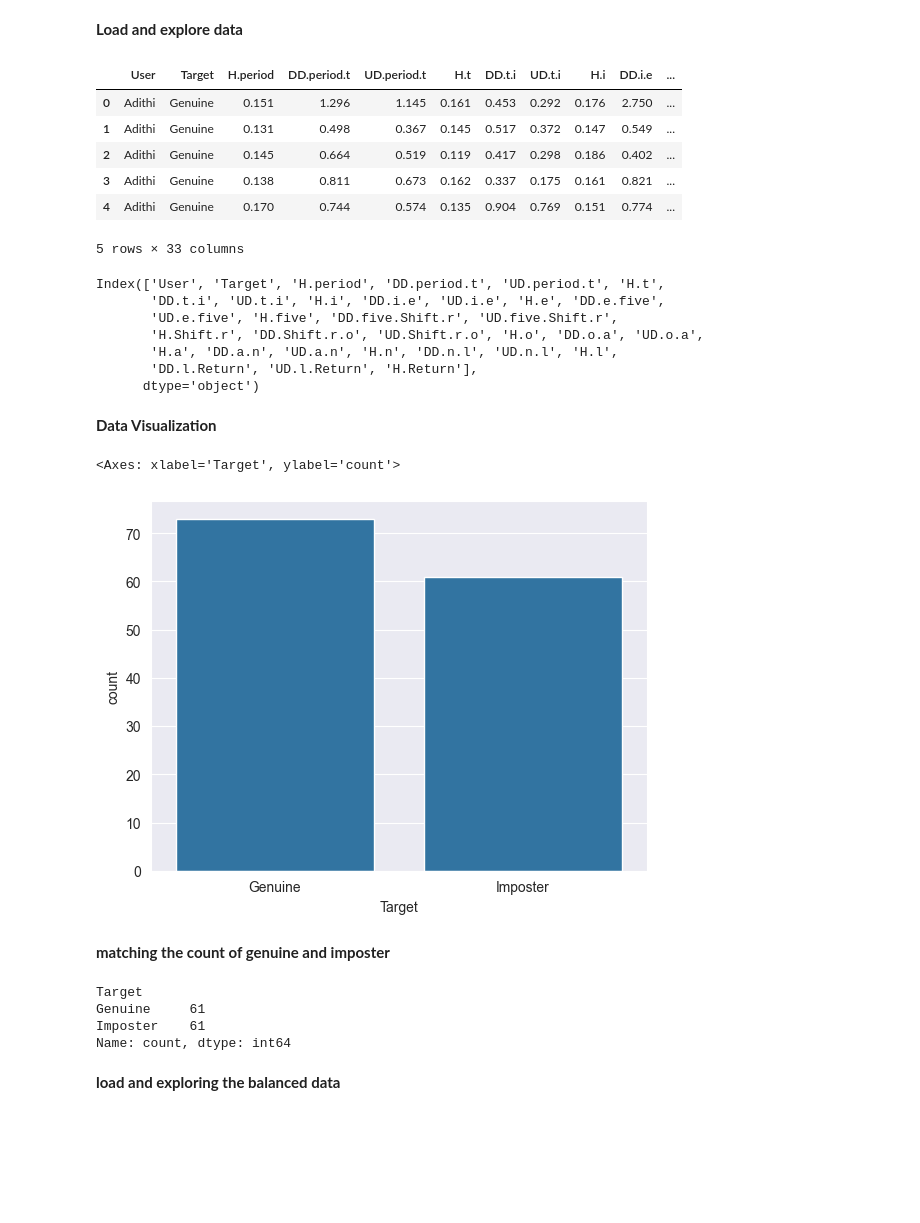
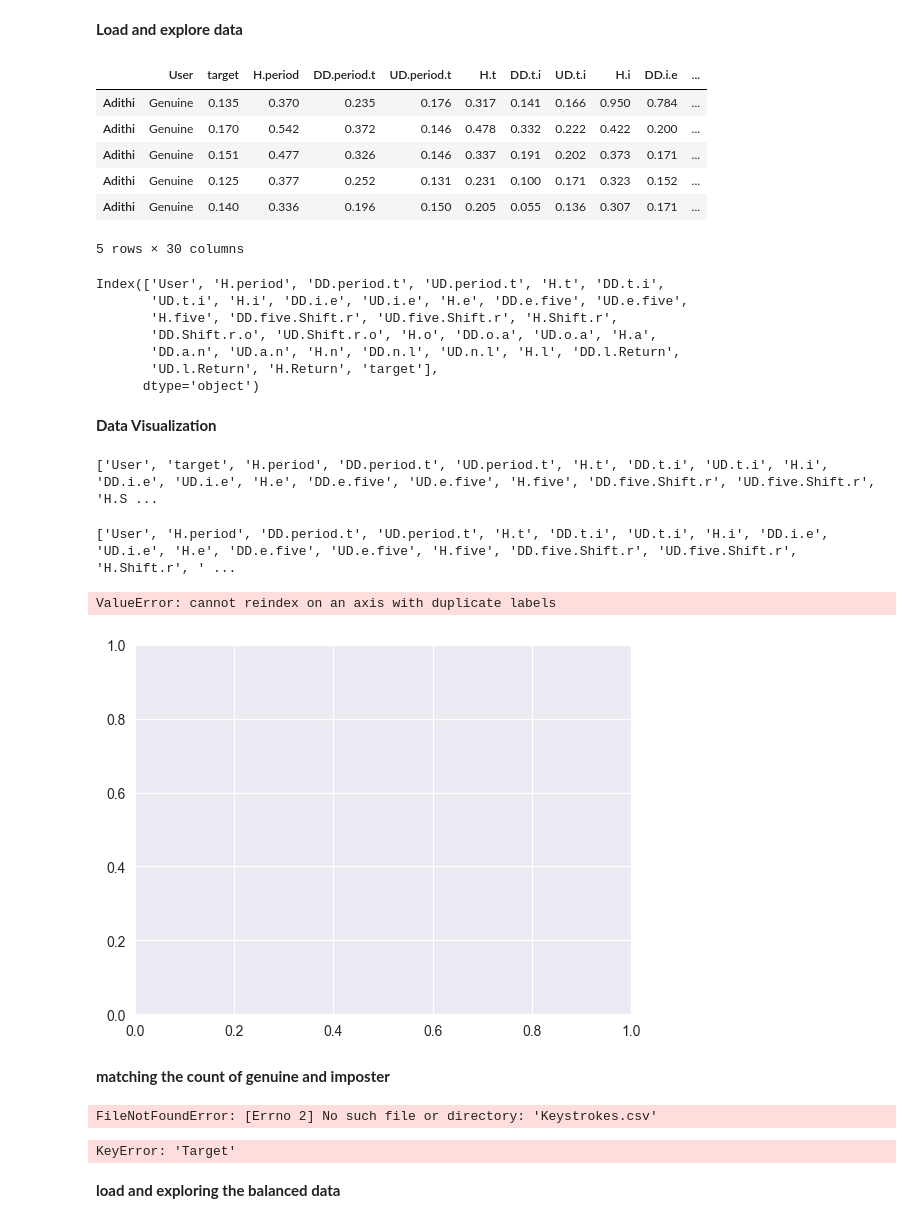
Before and after one commit to AdithiAcharya/Keystroke_analysis, a Jupyter notebook: ML Models/KNN.ipynb, the cells around one changed output. Drawn from its saved outputs; the diff is of its cells as text; code cells hidden in the pictures; blank space fills up the shorter version.

```diff
--- a/ML Models/KNN.ipynb
+++ b/ML Models/KNN.ipynb
@@ -15,37 +15,66 @@ from sklearn.neighbors import KNeighborsClassifier
 # %% [markdown]
 **Load and explore data**
 # %%
-data = pd.read_csv(r"C:\Users\Admin\Desktop\Keystroke_analysis\KeystrokeLoggingApplication\src\Keystrokes.csv", on_bad_lines='skip')
+data = pd.read_csv(r"C:\Users\Admin\Desktop\Keystroke_analysis\KeystrokeLoggingApplication\src\Keystrokes_cleaned.csv", on_bad_lines='skip')
 data.head()
 # %% [output]
-|  | User | Target | H.period | DD.period.t | UD.period.t | H.t | DD.t.i | UD.t.i | H.i | DD.i.e | ... |
-| 0 | Adithi | Genuine | 0.151 | 1.296 | 1.145 | 0.161 | 0.453 | 0.292 | 0.176 | 2.750 | ... |
-| 1 | Adithi | Genuine | 0.131 | 0.498 | 0.367 | 0.145 | 0.517 | 0.372 | 0.147 | 0.549 | ... |
-| 2 | Adithi | Genuine | 0.145 | 0.664 | 0.519 | 0.119 | 0.417 | 0.298 | 0.186 | 0.402 | ... |
-| 3 | Adithi | Genuine | 0.138 | 0.811 | 0.673 | 0.162 | 0.337 | 0.175 | 0.161 | 0.821 | ... |
-| 4 | Adithi | Genuine | 0.170 | 0.744 | 0.574 | 0.135 | 0.904 | 0.769 | 0.151 | 0.774 | ... |
+|  | User | target | H.period | DD.period.t | UD.period.t | H.t | DD.t.i | UD.t.i | H.i | DD.i.e | ... |
+| Adithi | Genuine | 0.135 | 0.370 | 0.235 | 0.176 | 0.317 | 0.141 | 0.166 | 0.950 | 0.784 | ... |
+| Adithi | Genuine | 0.170 | 0.542 | 0.372 | 0.146 | 0.478 | 0.332 | 0.222 | 0.422 | 0.200 | ... |
+| Adithi | Genuine | 0.151 | 0.477 | 0.326 | 0.146 | 0.337 | 0.191 | 0.202 | 0.373 | 0.171 | ... |
+| Adithi | Genuine | 0.125 | 0.377 | 0.252 | 0.131 | 0.231 | 0.100 | 0.171 | 0.323 | 0.152 | ... |
+| Adithi | Genuine | 0.140 | 0.336 | 0.196 | 0.150 | 0.205 | 0.055 | 0.136 | 0.307 | 0.171 | ... |
-5 rows × 33 columns
+5 rows × 30 columns
 # %%
 data.columns
 # %% [output]
-Index(['User', 'Target', 'H.period', 'DD.period.t', 'UD.period.t', 'H.t',
-       'DD.t.i', 'UD.t.i', 'H.i', 'DD.i.e', 'UD.i.e', 'H.e', 'DD.e.five',
-       'UD.e.five', 'H.five', 'DD.five.Shift.r', 'UD.five.Shift.r',
-       'H.Shift.r', 'DD.Shift.r.o', 'UD.Shift.r.o', 'H.o', 'DD.o.a', 'UD.o.a',
-       'H.a', 'DD.a.n', 'UD.a.n', 'H.n', 'DD.n.l', 'UD.n.l', 'H.l',
-       'DD.l.Return', 'UD.l.Return', 'H.Return'],
+Index(['User', 'H.period', 'DD.period.t', 'UD.period.t', 'H.t', 'DD.t.i',
+       'UD.t.i', 'H.i', 'DD.i.e', 'UD.i.e', 'H.e', 'DD.e.five', 'UD.e.five',
+       'H.five', 'DD.five.Shift.r', 'UD.five.Shift.r', 'H.Shift.r',
+       'DD.Shift.r.o', 'UD.Shift.r.o', 'H.o', 'DD.o.a', 'UD.o.a', 'H.a',
+       'DD.a.n', 'UD.a.n', 'H.n', 'DD.n.l', 'UD.n.l', 'H.l', 'DD.l.Return',
+       'UD.l.Return', 'H.Return', 'target'],
       dtype='object')
 # %% [markdown]
 
 **Data Visualization**
+# %%
+print(data.columns.tolist())
+# %% [output]
+['User', 'target', 'H.period', 'DD.period.t', 'UD.period.t', 'H.t', 'DD.t.i', 'UD.t.i', 'H.i', 'DD.i.e', 'UD.i.e', 'H.e', 'DD.e.five', 'UD.e.five', 'H.five', 'DD.five.Shift.r', 'UD.five.Shift.r', 'H.S ...
+# %%
+data.columns = data.columns.str.strip()
+print(data.columns.tolist())  # Check again after stripping
+# %% [output]
+['User', 'H.period', 'DD.period.t', 'UD.period.t', 'H.t', 'DD.t.i', 'UD.t.i', 'H.i', 'DD.i.e', 'UD.i.e', 'H.e', 'DD.e.five', 'UD.e.five', 'H.five', 'DD.five.Shift.r', 'UD.five.Shift.r', 'H.Shift.r', ' ...
 # %%
 sns.set_style('darkgrid')
-sns.countplot(x='Target',data=data)
+sns.countplot(x='target',data=data)
 # %% [output]
-<Axes: xlabel='Target', ylabel='count'>
+ValueError: cannot reindex on an axis with duplicate labels
-[figure, old version]
+[figure, new version]
 # %% [markdown]
 **matching the count of genuine and imposter**
+# %%
+import pandas as pd
+import matplotlib.pyplot as plt
+import seaborn as sns
+
+# Load the dataset
+df = pd.read_csv('Keystrokes_cleaned.csv')
+
+# Check the unique values in the target column
+print(df['target'].value_counts())
+
+# Plot the distribution of genuine and imposter
+plt.figure(figsize=(6,4))
+sns.countplot(data=df, x='target', palette='Set2')
+plt.title('Distribution of Genuine and Imposter')
+plt.xlabel('User Type')
+plt.ylabel('Count')
+plt.show()
+# %% [output]
+FileNotFoundError: [Errno 2] No such file or directory: 'Keystrokes.csv'
 # %%
 # Find the minimum class count
 min_count = data['Target'].value_counts().min()
@@ -55,12 +84,9 @@ balanced = data.groupby('Target').sample(n=min_count, random_state=42)
 
 # Check new counts
 print(balanced['Target'].value_counts())
-balanced.to_csv("balanced_keystrokes.csv", index=False)
+balanced.to_csv("balanced_Keystrokes_cleaned.csv", index=False)
 # %% [output]
-Target
-Genuine     61
-Imposter    61
-Name: count, dtype: int64
+KeyError: 'Target'
 # %% [markdown]
 **load and exploring the balanced  data**
 # %%
```
Also changed, not shown: parts of 9 cells of this notebook, 8 other files.
